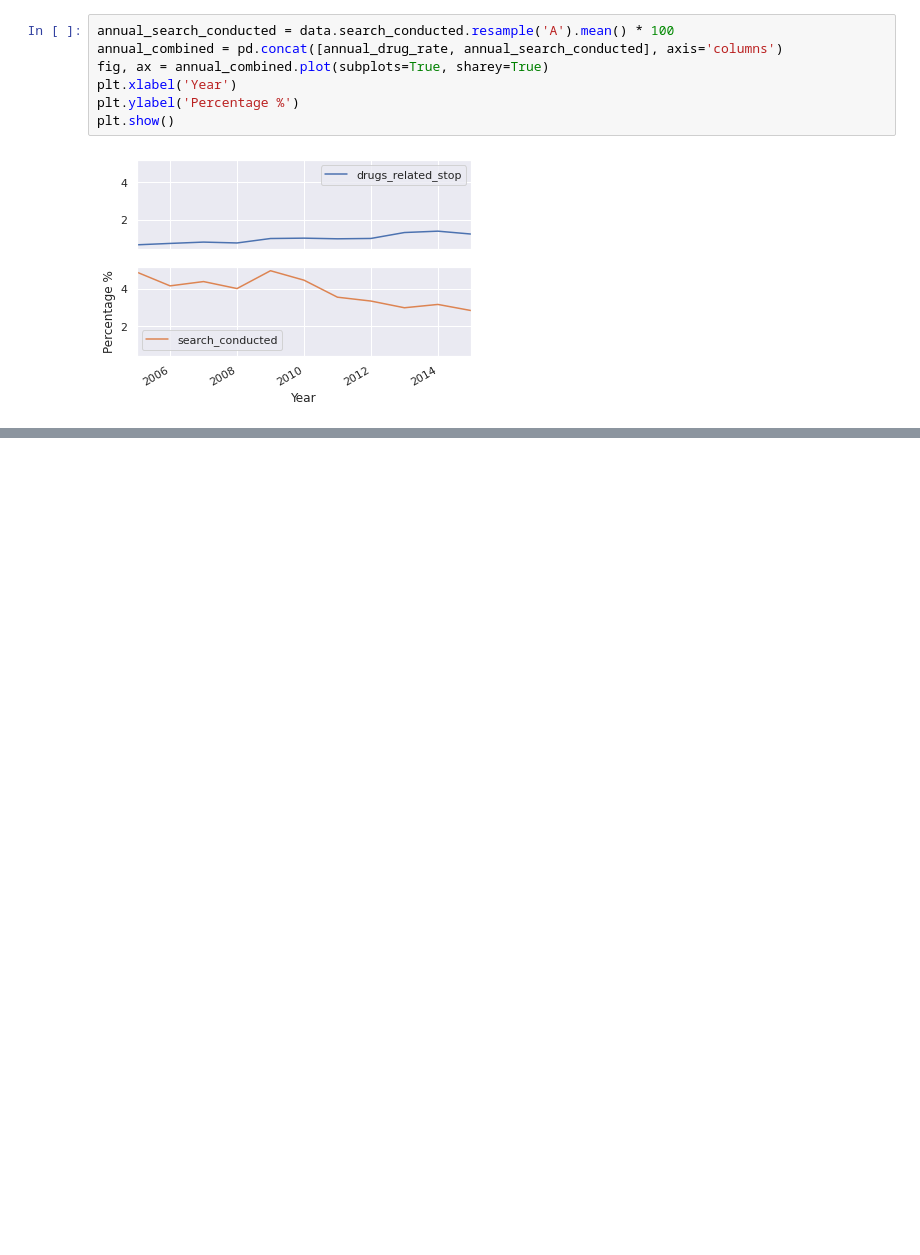
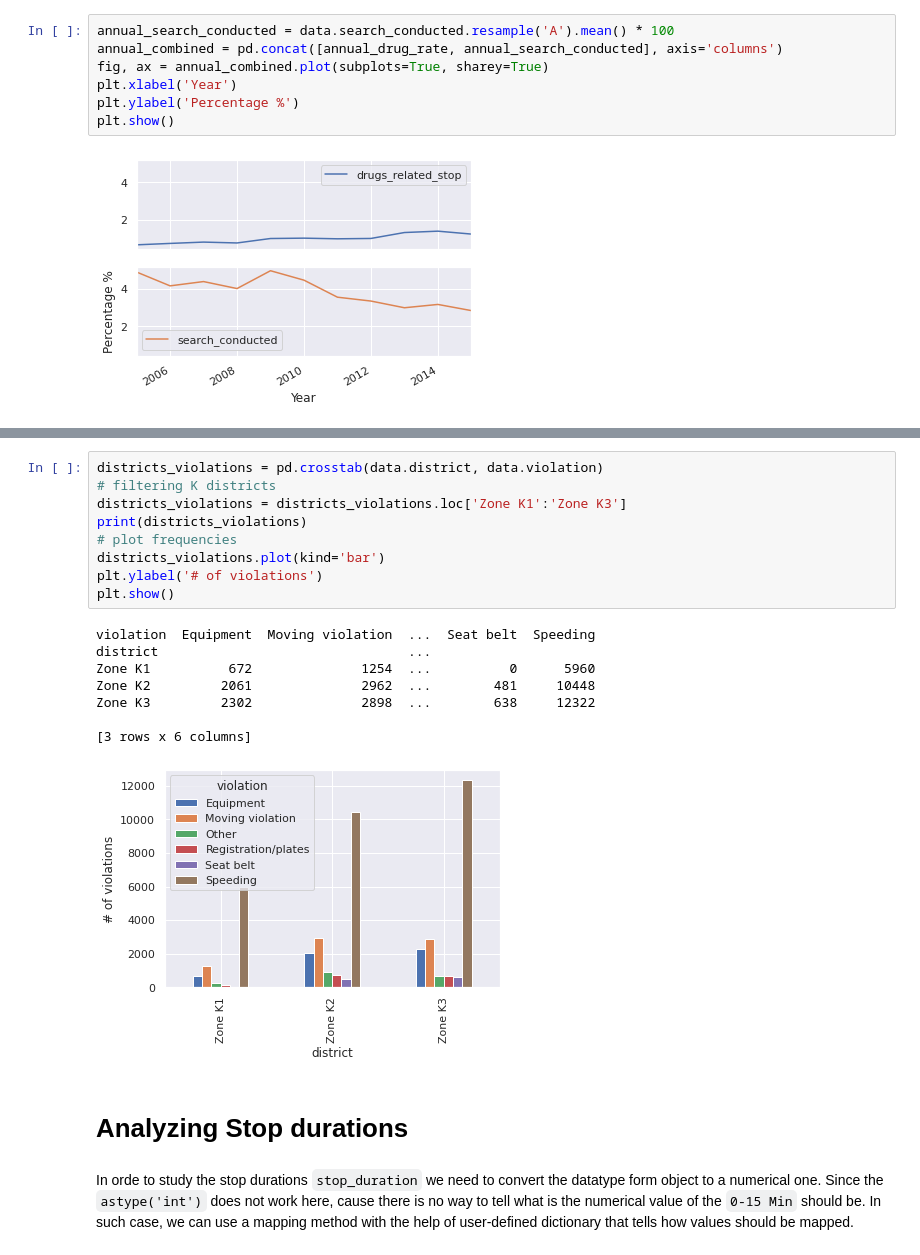
Before and after one commit to jafar-albadarneh/data-science-pot, a Jupyter notebook: Analyzing_Police_Activity.ipynb, the cells around one changed output, grey strips where cells are left out. Cells and saved outputs as stored; diff of their text form; blank space fills up the shorter version.

```diff
--- a/Analyzing_Police_Activity.ipynb
+++ b/Analyzing_Police_Activity.ipynb
@@ -228,0 +231,22 @@ plt.show()
+# %%
+districts_violations = pd.crosstab(data.district, data.violation)
+# filtering K districts
+districts_violations = districts_violations.loc['Zone K1':'Zone K3']
+print(districts_violations)
+# plot frequencies
+districts_violations.plot(kind='bar')
+plt.ylabel('# of violations')
+plt.show()
+# %% [output]
+violation  Equipment  Moving violation  ...  Seat belt  Speeding
+district                                ...
+Zone K1          672              1254  ...          0      5960
+Zone K2         2061              2962  ...        481     10448
+Zone K3         2302              2898  ...        638     12322
+
+[3 rows x 6 columns]
+[figure, added]
+# %% [markdown]
+# Analyzing Stop durations
+# %% [markdown]
+In orde to study the stop durations `stop_duration` we need to convert the datatype form object to a numerical one. Since the `astype('int')` does not work here, cause there is no way to tell what is the numerical value of the `0-15 Min` should be. In such case, we can use a mapping method with the help of user-defined dictionary that tells how values should be mapped.
```
Also changed, not shown: parts of 5 cells of this notebook.
